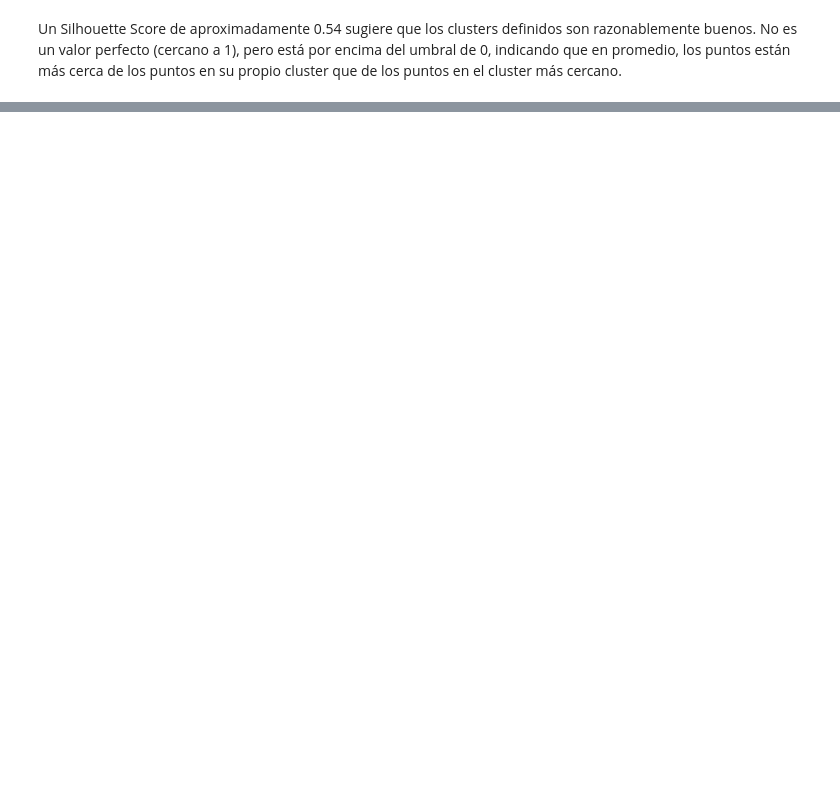
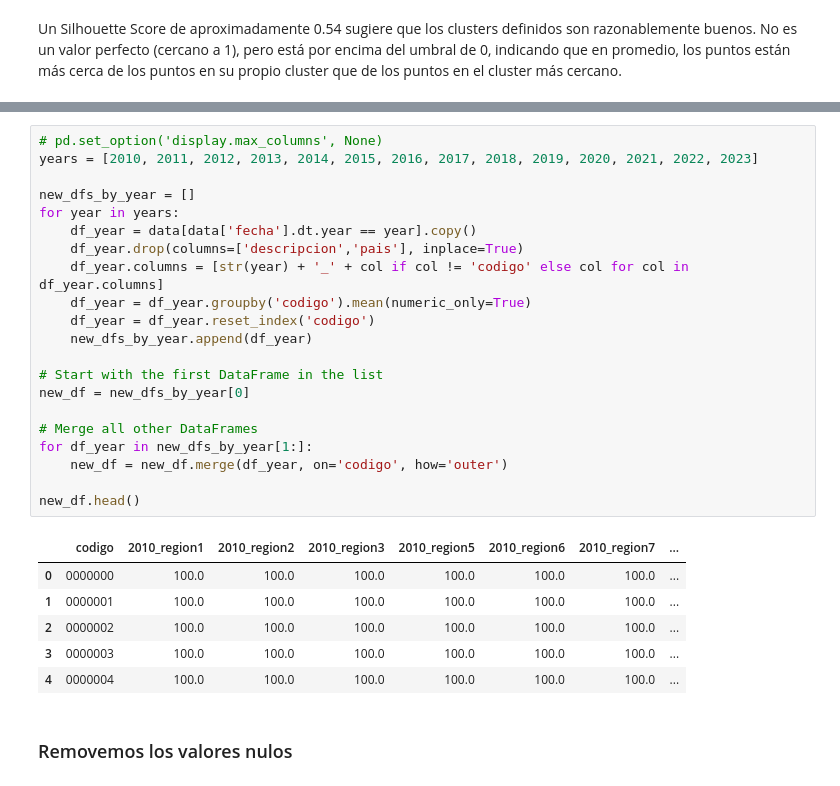
Before and after one commit to LeivaDiego/Proyecto-Mineria, a Jupyter notebook: IPC_EDA_V2.ipynb, the cells around one changed output, grey strips where cells are left out. Drawn from its saved outputs; the diff is of its cells as text; blank space fills up the shorter version.

```diff
--- a/IPC_EDA_V2.ipynb
+++ b/IPC_EDA_V2.ipynb
@@ -1109,0 +1134,30 @@ Un Silhouette Score de aproximadamente 0.54 sugiere que los clusters definidos s
+# %%
+# pd.set_option('display.max_columns', None)
+years = [2010, 2011, 2012, 2013, 2014, 2015, 2016, 2017, 2018, 2019, 2020, 2021, 2022, 2023]
+
+new_dfs_by_year = []
+for year in years:
+    df_year = data[data['fecha'].dt.year == year].copy()
+    df_year.drop(columns=['descripcion','pais'], inplace=True)
+    df_year.columns = [str(year) + '_' + col if col != 'codigo' else col for col in df_year.columns]
+    df_year = df_year.groupby('codigo').mean(numeric_only=True)
+    df_year = df_year.reset_index('codigo')
+    new_dfs_by_year.append(df_year)
+
+# Start with the first DataFrame in the list
+new_df = new_dfs_by_year[0]
+
+# Merge all other DataFrames
+for df_year in new_dfs_by_year[1:]:
+    new_df = new_df.merge(df_year, on='codigo', how='outer')
+
+new_df.head()
+# %% [output]
+|  | codigo | 2010_region1 | 2010_region2 | 2010_region3 | 2010_region5 | 2010_region6 | 2010_region7 | ... |
+| 0 | 0000000 | 100.0 | 100.0 | 100.0 | 100.0 | 100.0 | 100.0 | ... |
+| 1 | 0000001 | 100.0 | 100.0 | 100.0 | 100.0 | 100.0 | 100.0 | ... |
+| 2 | 0000002 | 100.0 | 100.0 | 100.0 | 100.0 | 100.0 | 100.0 | ... |
+| 3 | 0000003 | 100.0 | 100.0 | 100.0 | 100.0 | 100.0 | 100.0 | ... |
+| 4 | 0000004 | 100.0 | 100.0 | 100.0 | 100.0 | 100.0 | 100.0 | ... |
+# %% [markdown]
+### Removemos los valores nulos
```
Also changed, not shown: parts of 26 cells of this notebook.
